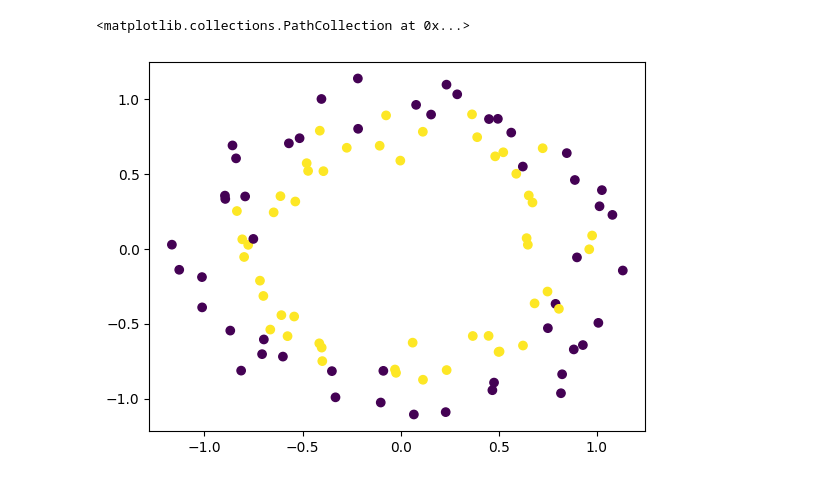
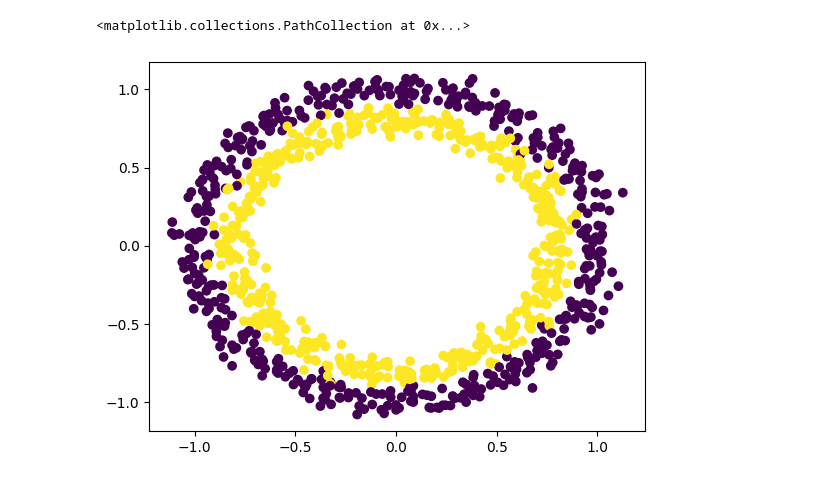
Before and after one commit to kamilzielinskidev/machine-learning, a Jupyter notebook: pytorch_for_deep_learning/pytorch3.ipynb, the cells around one changed output. Saved outputs shown, nothing was run; the diff lists cells and outputs as text; code cells hidden in the pictures.

```diff
--- a/pytorch_for_deep_learning/pytorch3.ipynb
+++ b/pytorch_for_deep_learning/pytorch3.ipynb
@@ -1,16 +1,19 @@
 # %%
 from sklearn.datasets import make_circles
+from sklearn.model_selection import train_test_split
 from matplotlib import pyplot as plt
 import pandas as pd
 import numpy as np
-
-X, y = make_circles(n_samples=100, noise=0.1)
-
-data = np.hstack((X, y.reshape(-1,1)))
-df = pd.DataFrame(data)
-
-fig, ax = plt.subplots()
-ax.scatter(x=X[:,0], y=X[:,1],c=y)
+import torch
+from torch import nn
-# %% [output]
-<matplotlib.collections.PathCollection at 0x...>
-[figure, removed]
+# %%
+X, y = make_circles(n_samples=1000, noise=0.05, random_state=0)
+
+data = np.hstack((X, y.reshape(-1,1)))
+df = pd.DataFrame(data)
+
+fig, ax = plt.subplots()
+ax.scatter(x=X[:,0], y=X[:,1],c=y)
+# %% [output]
+<matplotlib.collections.PathCollection at 0x...>
+[figure, added]
```
Also changed, not shown: parts of 2 cells of this notebook, 1 other file.
